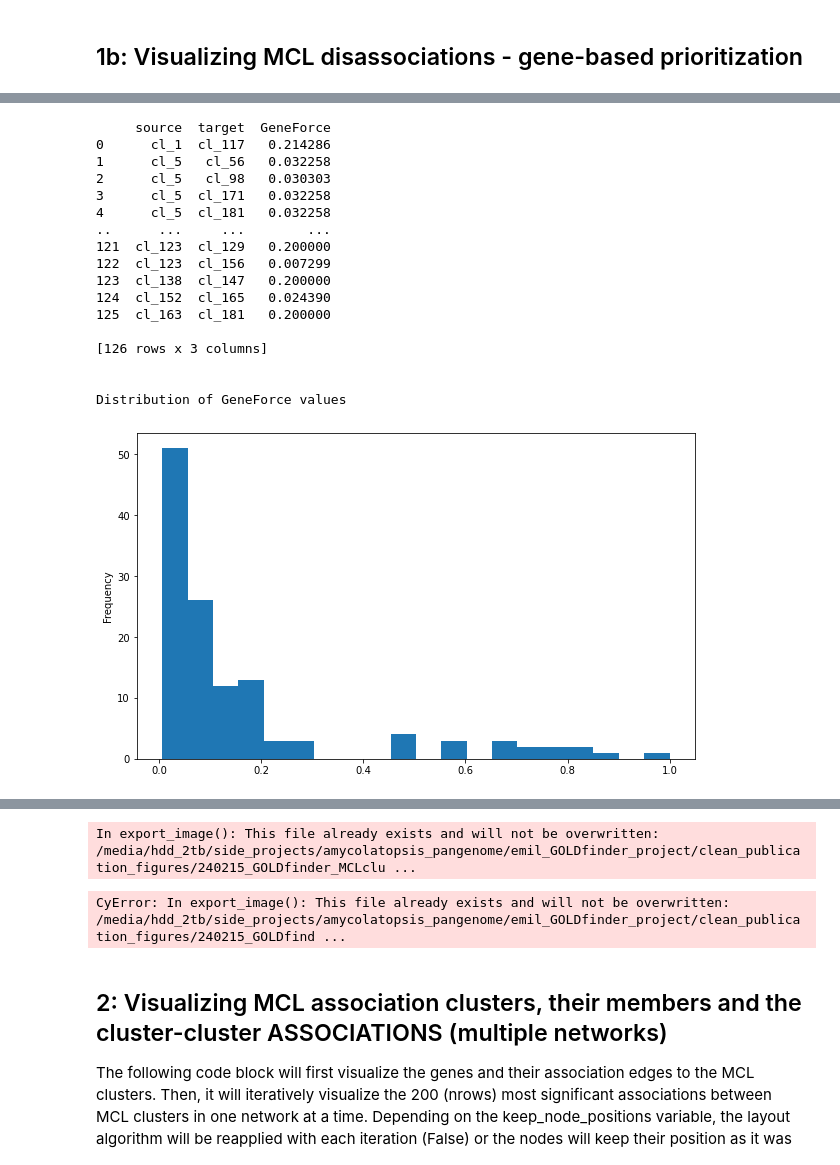
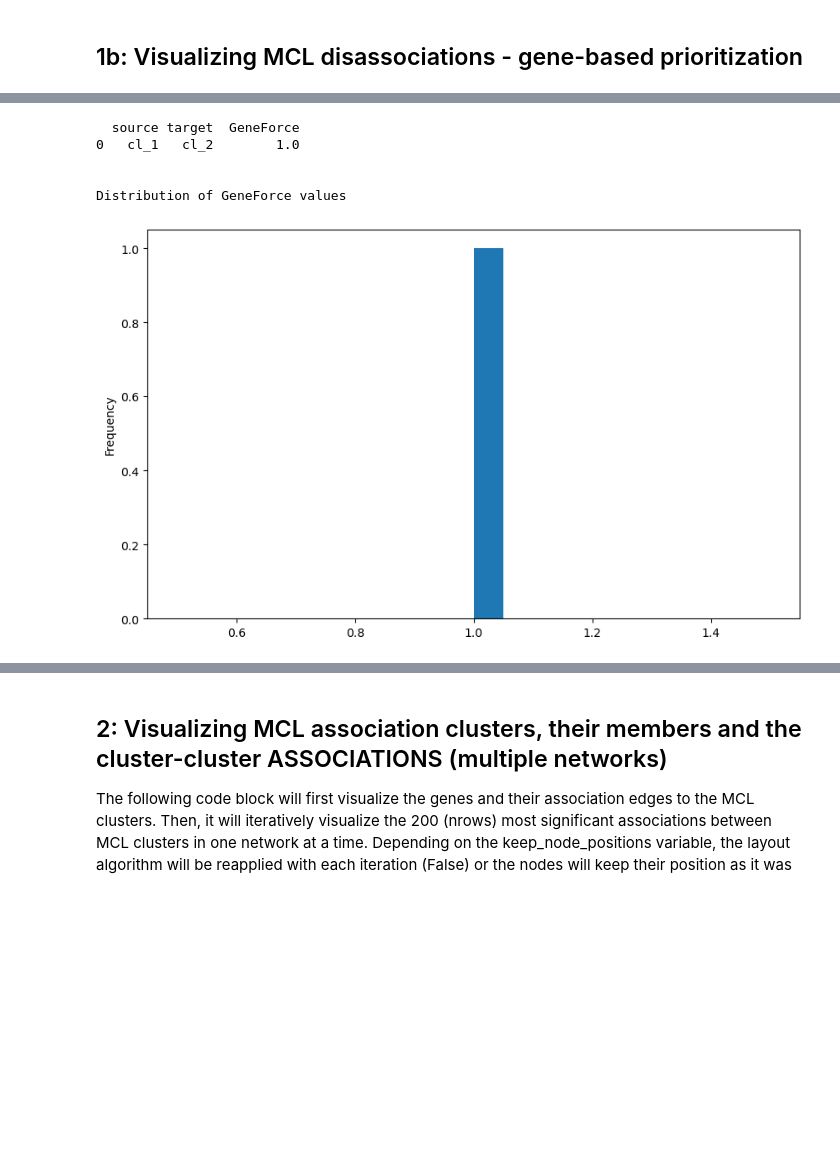
Before and after one commit to fbaumdicker/goldfinder, a Jupyter notebook: goldfinder/goldfinder_cytoscape_import.ipynb, the cells around one changed output, grey strips where cells are left out. Cells and saved outputs as stored; diff of their text form; code cells hidden in the pictures; blank space fills up the shorter version.

Commit message:
updated cytoscape visualization notebook. ensured it works with example analysis

```diff
--- a/goldfinder/goldfinder_cytoscape_import.ipynb
+++ b/goldfinder/goldfinder_cytoscape_import.ipynb
@@ -39,12 +41,18 @@ You are connected to Cytoscape!
 Start by specifying the input directory, that includes all files generated by GOLDfinder, and the output directory, where new files will be generated
 # %%
 ### set input and output directories
-inputdir = '/media/hdd_2tb/side_projects/amycolatopsis_pangenome/emil_GOLDfinder_project/precomputed_results/s.pneumoniae.updated_coin_out1_6_newest/s.pneumoniae.updated_coin_out1_6_newest_windows/s.pneumoniae.updated_coin_out1_6_newest'
-#outdir = '/media/hdd_2tb/side_projects/amycolatopsis_pangenome/emil_GOLDfinder_project/precomputed_results/s.pneumoniae.updated_coin_out1_6_newest/s.pneumoniae.updated_coin_out1_6_newest_windows/s.pneumoniae.updated_coin_out1_6_newest'
-outdir = '/media/hdd_2tb/side_projects/amycolatopsis_pangenome/emil_GOLDfinder_project/clean_publication_figures'
-examples_dir = inputdir
+currentdir = os.getcwd()
+print("Current directory is: %s" %(currentdir))
+examples_dir = join(dirname(currentdir), 'example_files')
+### Using mini example here. if this command was run: 'python goldfinder/goldfinder.py -i example_files/matrix_mini_example.csv -t example_files/example.nwk -c both'
+### then an 'output' folder has been created, which includes the goldfinder output files needed for the visualisation.
+
+### Replace with your own paths
+inputdir = join(dirname(currentdir), 'output')
+### Let's generate the output in the same folder as the input
+outdir = inputdir
 
 ### make output folder if it doesn't exist already
-if not os.path.exists(outdir):
+if not exists(outdir):
     os.mkdir(outdir)
     print("Created folder: %s" %(outdir))
@@ -323,7 +357,8 @@ p4c.delete_all_networks()
 collection_title = "GOLDfinder results"
 p4c.create_network_from_data_frames(all_assoc_clusterdis_nodes_df, gene_to_cluster_edges_df, title="GOLDfinder gene association network", collection=collection_title)
 p4c.layout_network('force-directed')
-p4c.set_visual_style('GOLDfinder_allassoc')
+apply_visual_style(styles_dict['all_association'])
+
 
 today = date.today()
 todaystr = today.strftime("%y%m%d")
@@ -339,12 +374,12 @@ if onlysignificant:
     p4c.layout_network('force-directed')
     ### 1 sec delay is necessary here to make sure the selection of edges occurs on the latest network
     time.sleep(1)
-    ### fix visuals
-    p4c.set_visual_style('GOLDfinder_allassoc_partialDis')
+    ### fix visuals all_assoc_part_dissoc
+    apply_visual_style(styles_dict['all_assoc_part_dissoc'])
     ### save the figure
     outfig_name=f'{todaystr}_GOLDfinder_top_MCLclusters_disassoc_T{force_T}.jpeg'
     # for more options see here: https://py4cytoscape.readthedocs.io/en/latest/reference/generated/py4cytoscape.network_views.export_image.html
-    p4c.export_image(os.path.join(outdir, outfig_name), type='JPEG')
+    save_network_image(join(outdir, outfig_name), filetype='JPEG')
     print(f"Saving figure in file {outfig_name}")
     ### save session
     outcys_session_name = f'{todaystr}_GOLDfinder_top_MCLclusters_disassoc_T{force_T}.cys'
@@ -365,13 +400,13 @@ else:
     ### save the figure
     outfig_name= f'{todaystr}_allassoc_manyDis_networks_{index}.jpeg'
     # for more options see here: https://py4cytoscape.readthedocs.io/en/latest/reference/generated/py4cytoscape.network_views.export_image.html
-    p4c.export_image(os.path.join(outdir, outfig_name), type='JPEG')
+    save_network_image(join(outdir, outfig_name), filetype='JPEG')
     print(f"Saving figure in file {outfig_name}")
     ### 1 sec delay is necessary here to make sure the selection of edges occurs on the latest network
     time.sleep(1)
 
     ### fix visuals
-    p4c.set_visual_style('GOLDfinder_allassoc_partialDis')
+    apply_visual_style(styles_dict['all_assoc_part_dissoc'])
 
     ### then copy network, remove disassociation edges and repeat
     while nrows * index < len(cluster_edges_df):
@@ -401,11 +436,11 @@ else:
         if not keep_node_positions:
             p4c.layout_network('force-directed')
         ### fix visuals
-        p4c.set_visual_style('GOLDfinder_allassoc_partialDis')
+        apply_visual_style(styles_dict['all_assoc_part_dissoc'])
         ### save the figure
         outfig_name= f'{todaystr}_allassoc_manyDis_networks_{index}.jpeg'
         # for more options see here: https://py4cytoscape.readthedocs.io/en/latest/reference/generated/py4cytoscape.network_views.export_image.html
-        p4c.export_image(os.path.join(outdir, outfig_name), type='JPEG')
+        save_network_image(join(outdir, outfig_name), filetype='JPEG')
         print(f"Saving figure in file {outfig_name}")
 
     print("Applied custom style (GOLDfinder_allassoc_partialDis) to all networks")
@@ -419,6 +454,9 @@ else:
     p4c.save_session(os.path.join(outdir, outcys_session_name))
 ### show example legend
 example1 = os.path.join(examples_dir, '1_visualisation_legend.png')
-display(Image(filename=example1))
+try:
+    display(Image(filename=example1))
+except:
+    print("Error displaying example legend")
 print('\nDone')
 # %% [output]
@@ -576,50 +613,38 @@ p4c.delete_all_networks()
 ### make associations network inlcuding MCL clusters
 collection_title = "GOLDfinder results"
 p4c.create_network_from_data_frames(all_assoc_clusterdis_nodes_df, gene_to_cluster_edges_df, title="GOLDfinder gene association network", collection=collection_title)
 p4c.layout_network('force-directed')
-p4c.set_visual_style('GOLDfinder_allassoc')
+apply_visual_style(styles_dict['all_association'])
 
 genebased_cl_cl_disassociation_pairs = list(zip(specialMCLclusters_dis_edges_df['source'],specialMCLclusters_dis_edges_df['target']))
 genebased_cl_cl_disassociation_pairs = [list(ele) for ele in genebased_cl_cl_disassociation_pairs]
 p4c.add_cy_edges(genebased_cl_cl_disassociation_pairs, edge_type='disassociation')
 current_network_name = f'Gene-MCL cluster associations and significant (disT>={disT}, GeneForce>{hitT}) cluster-cluster disassociations'
 p4c.rename_network(current_network_name)
 p4c.layout_network('force-directed')
 ### add also GeneForce as info
 specialMCLclusters_dis_edges_df['shared name'] = specialMCLclusters_dis_edges_df[['source','target']].agg(' (disassociation) '.join, axis=1)
 print(specialMCLclusters_dis_edges_df)
 p4c.load_table_data(specialMCLclusters_dis_edges_df, data_key_column='shared name', table_key_column='shared name', table='edge')
 ### 1 sec delay is necessary here to make sure the selection of edges occurs on the latest network
 time.sleep(1)
 ### fix visuals
-p4c.set_visual_style('GOLDfinder_allassoc_genebasedDis')
+apply_visual_style(styles_dict['all_assoc_genebased_dissoc'])
 ### save the figure
 outfig_name=f'{todaystr}_GOLDfinder_MCLclusters_disassoc_disT{disT}_geneT{hitT}.jpeg'
 # for more options see here: https://py4cytoscape.readthedocs.io/en/latest/reference/generated/py4cytoscape.network_views.export_image.html
-p4c.export_image(os.path.join(outdir, outfig_name), type='JPEG')
+save_network_image(join(outdir, outfig_name), filetype='JPEG')
 print(f"Saving figure in file {outfig_name}")
 ### save session
 outcys_session_name = f'{todaystr}_GOLDfinder_MCLclusters_disassoc_disT{disT}_geneT{hitT}.cys'
 p4c.save_session(os.path.join(outdir, outcys_session_name))
 print(f"Saving session in file {outcys_session_name}")
 # %% [output]
-     source  target  GeneForce
-0      cl_1  cl_117   0.214286
-1      cl_5   cl_56   0.032258
-2      cl_5   cl_98   0.030303
-3      cl_5  cl_171   0.032258
-4      cl_5  cl_181   0.032258
-..      ...     ...        ...
-121  cl_123  cl_129   0.200000
-122  cl_123  cl_156   0.007299
-123  cl_138  cl_147   0.200000
-124  cl_152  cl_165   0.024390
-125  cl_163  cl_181   0.200000
-
-[126 rows x 3 columns]
+  source target  GeneForce
+0   cl_1   cl_2        1.0
 
 
 Distribution of GeneForce values
-[figure, old version]
+[figure, new version]
 Applying default style...
 Applying preferred layout
@@ -640,5 +658,3 @@ Applying preferred layout
-In export_image(): This file already exists and will not be overwritten: /media/hdd_2tb/side_projects/amycolatopsis_pangenome/emil_GOLDfinder_project/clean_publication_figures/240215_GOLDfinder_MCLclu ...
-CyError: In export_image(): This file already exists and will not be overwritten: /media/hdd_2tb/side_projects/amycolatopsis_pangenome/emil_GOLDfinder_project/clean_publication_figures/240215_GOLDfind ...
 # %% [markdown]
 ## 2: Visualizing MCL association clusters, their members and the cluster-cluster ASSOCIATIONS (multiple networks)
 The following code block will first visualize the genes and their association edges to the MCL clusters. Then, it will iteratively visualize the 200 (nrows) most significant associations between MCL clusters in one network at a time. Depending on the keep_node_positions variable, the layout algorithm will be reapplied with each iteration (False) or the nodes will keep their position as it was in the first visualization (True)
```
Also changed, not shown: parts of 16 cells of this notebook, 2 other files.
